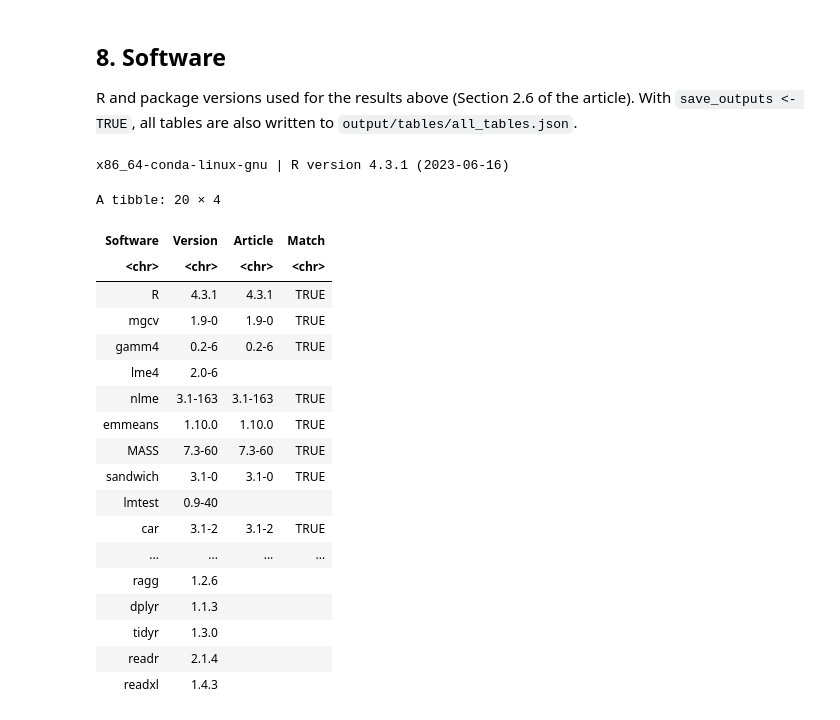
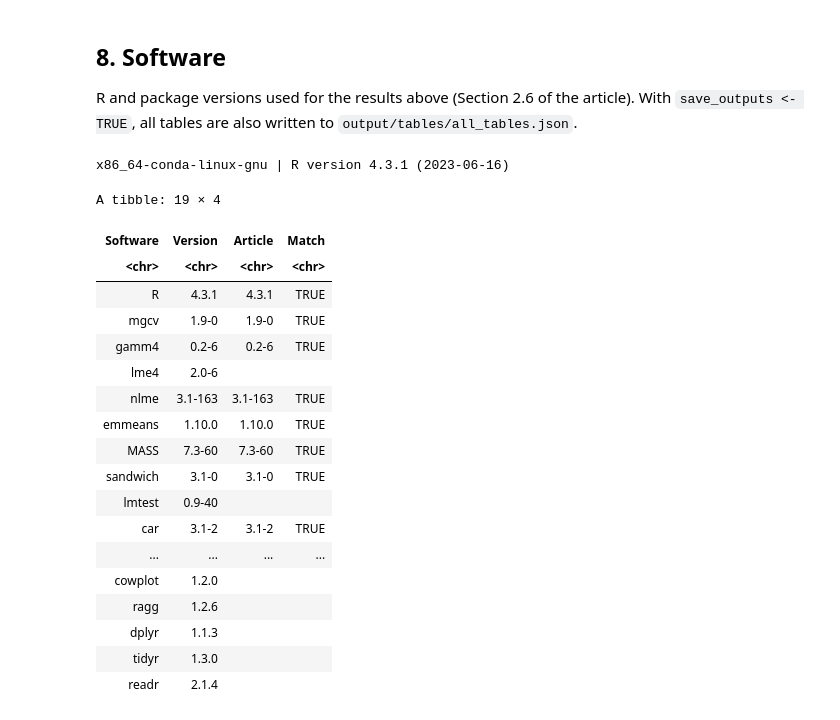
Before and after one commit to Petroselinum/pine_stand_origin, a Jupyter notebook: pine_stand_origin_analysis.ipynb, the cells around one changed output. Drawn from its saved outputs; the diff is of its cells as text; code cells hidden in the pictures.

```diff
--- a/pine_stand_origin_analysis.ipynb
+++ b/pine_stand_origin_analysis.ipynb
@@ -266,22 +295,20 @@ species_names <- c(SO = "Pinus", BRZ = "Betula", DB = "Quercus", OS = "Populus",
 # %%
 # Share of Scots pine in the growing stock volume of the plot (%), from the volumes of the three species groups
-pine_share <- read.csv(file.path(data_dir, "Zmiany_skladow_gat.csv")) |>
-  dplyr::select(NR_PODPOW, gatunek, volume) |>
-  pivot_wider(names_from = gatunek, values_from = volume, values_fill = 0) |>
-  transmute(plot_id = NR_PODPOW, pine_share = Sosna / (Sosna + inny + Pionierski) * 100)
+pine_share <- read.csv(file.path(data_dir, "species_groups.csv")) |>
+  dplyr::select(plot_id, species_group, volume) |>
+  pivot_wider(names_from = species_group, values_from = volume, values_fill = 0) |>
+  transmute(plot_id, pine_share = pine / (pine + other + pioneer) * 100)
 
 # Standing dead trees on the plot: number and volume (m³); no record = no standing dead trees
-dead_trees <- read.csv(file.path(data_dir, "uszk_mar.csv")) |>
-  transmute(plot_id = NR_PODPOW, dead_n = coalesce(n_posusz, 0), dead_vol = coalesce(vol_posusz, 0))
+dead_trees <- read.csv(file.path(data_dir, "standing_dead_trees.csv")) |>
+  transmute(plot_id, dead_n = coalesce(dead_n, 0L), dead_vol = coalesce(dead_vol, 0))
 
-site_types <- read.csv(file.path(data_dir, "gam_dodatkowe_dane.csv")) |>
-  transmute(plot_id = NR_PODPOW, site_type = TSL)
+site_types <- read.csv(file.path(data_dir, "site_types.csv"))
 
 # Plots with stands up to 120 years old
-plots <- read.csv(file.path(data_dir, "dane_obrob_sukses.csv")) |>
-  transmute(plot_id = pow, cluster = trakt, origin = factor(origin_from_label[poch], levels = origins),
-            age = wiek, gsv = zas, shannon) |>
-  mutate(establishment = factor(ifelse(origin %in% c("A", "AR"), "artificial", "natural"),
+plots <- read.csv(file.path(data_dir, "plots.csv")) |>
+  mutate(origin = factor(origin, levels = origins),
+         establishment = factor(ifelse(origin %in% c("A", "AR"), "artificial", "natural"),
                                 levels = c("natural", "artificial")),
          land = factor(ifelse(origin %in% c("AR", "NR"), "forest", "post_agricultural"),
                        levels = c("forest", "post_agricultural"))) |>
@@ -295,17 +322,16 @@ plots <- read.csv(file.path(data_dir, "dane_obrob_sukses.csv")) |>
 plots_100 <- plots |> filter(age < 101) |> mutate(age_class = factor(age_class_of(age)))
 
 # Number of trees with DBH ≥ 7 cm on the plot (all canopy layers), the same plots
-trees_n <- read.csv(file.path(data_dir, "Zmiany_liczby_drzew.csv")) |>
-  filter(NR_PODPOW %in% plots_100$plot_id) |>
-  transmute(plot_id = NR_PODPOW, cluster = factor(TRAKT),
-            origin = factor(origin_from_code[as.character(POCHODZ_DSTAN)], levels = origins),
-            age = WIEK_PAN_PR, age_class = factor(age_class_of(WIEK_PAN_PR)), n_trees = n_drzew)
+trees_n <- read.csv(file.path(data_dir, "tree_counts.csv")) |>
+  filter(plot_id %in% plots_100$plot_id) |>
+  transmute(plot_id, cluster = factor(cluster), origin = factor(origin, levels = origins),
+            age, age_class = factor(age_class_of(age)), n_trees)
 
 # Numbers of trees with DBH ≥ 7 cm of the three species groups on the plot (all canopy layers), the same plots
-group_counts <- read.csv(file.path(data_dir, "Zmiany_skladow_gat.csv")) |>
-  dplyr::select(NR_PODPOW, gatunek, n_drzew) |>
-  pivot_wider(names_from = gatunek, values_from = n_drzew, values_fill = 0) |>
-  transmute(plot_id = NR_PODPOW, pine = Sosna, pioneer = Pionierski, other = inny) |>
+group_counts <- read.csv(file.path(data_dir, "species_groups.csv")) |>
+  dplyr::select(plot_id, species_group, n_trees) |>
+  pivot_wider(names_from = species_group, values_from = n_trees, values_fill = 0) |>
+  transmute(plot_id, pine, pioneer, other) |>
   inner_join(plots_100 |> dplyr::select(plot_id, cluster, origin, age_class), by = "plot_id") |>
   mutate(total = pine + pioneer + other)
 
@@ -1862,37 +1882,37 @@ R and package versions used for the results above (Section 2.6 of the article).
 # %%
 article_versions <- c(R = "4.3.1", mgcv = "1.9-0", gamm4 = "0.2-6", nlme = "3.1-163", emmeans = "1.10.0",
                       MASS = "7.3-60", sandwich = "3.1-0", car = "3.1-2", multcomp = "1.4-25", vegan = "2.6-4",
                       ggplot2 = "4.0.3")
 packages <- c("mgcv", "gamm4", "lme4", "nlme", "emmeans", "MASS", "sandwich", "lmtest", "car", "multcomp", "vegan",
-              "ggplot2", "ggrepel", "cowplot", "ragg", "dplyr", "tidyr", "readr", "readxl")
+              "ggplot2", "ggrepel", "cowplot", "ragg", "dplyr", "tidyr", "readr")
 versions <- tibble(Software = c("R", packages),
                    Version = c(paste(R.version$major, R.version$minor, sep = "."),
                                sapply(packages, \(p) packageDescription(p)$Version))) |>
   mutate(Article = coalesce(article_versions[Software], ""), Match = ifelse(Article == "", "", Article == Version))
 if (save_outputs) {
   jsonlite::write_json(unname(tables_out), file.path(output_dir, "tables", "all_tables.json"),
                        auto_unbox = TRUE, pretty = TRUE)
 }
 cat(R.version$platform, "|", R.version.string, "\n")
 versions
 # %% [output]
 x86_64-conda-linux-gnu | R version 4.3.1 (2023-06-16)
-A tibble: 20 × 4
+A tibble: 19 × 4
 | Software | Version | Article | Match |
 | <chr> | <chr> | <chr> | <chr> |
 | R | 4.3.1 | 4.3.1 | TRUE |
 | mgcv | 1.9-0 | 1.9-0 | TRUE |
 | gamm4 | 0.2-6 | 0.2-6 | TRUE |
 | lme4 | 2.0-6 |  |  |
 | nlme | 3.1-163 | 3.1-163 | TRUE |
 | emmeans | 1.10.0 | 1.10.0 | TRUE |
 | MASS | 7.3-60 | 7.3-60 | TRUE |
 | sandwich | 3.1-0 | 3.1-0 | TRUE |
 | lmtest | 0.9-40 |  |  |
 | car | 3.1-2 | 3.1-2 | TRUE |
 | ... | ... | ... | ... |
+| cowplot | 1.2.0 |  |  |
 | ragg | 1.2.6 |  |  |
 | dplyr | 1.1.3 |  |  |
 | tidyr | 1.3.0 |  |  |
 | readr | 2.1.4 |  |  |
-| readxl | 1.4.3 |  |  |
```
Also changed, not shown: parts of 12 cells of this notebook.
